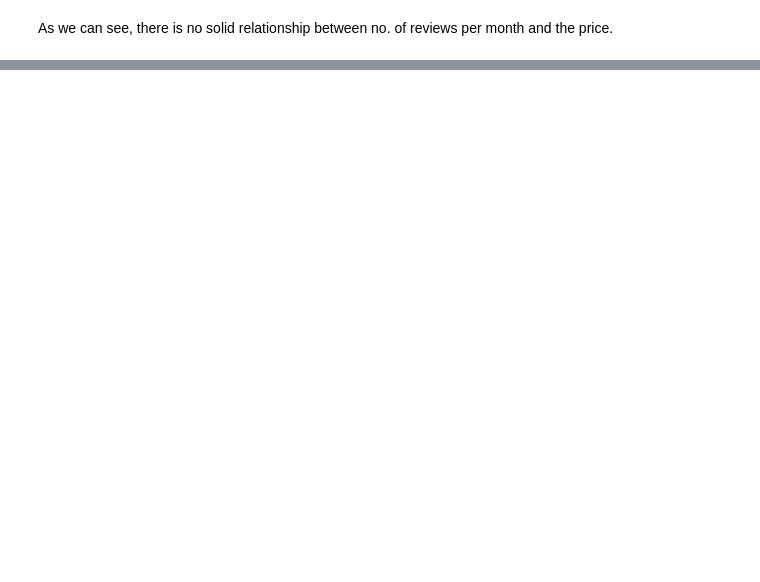
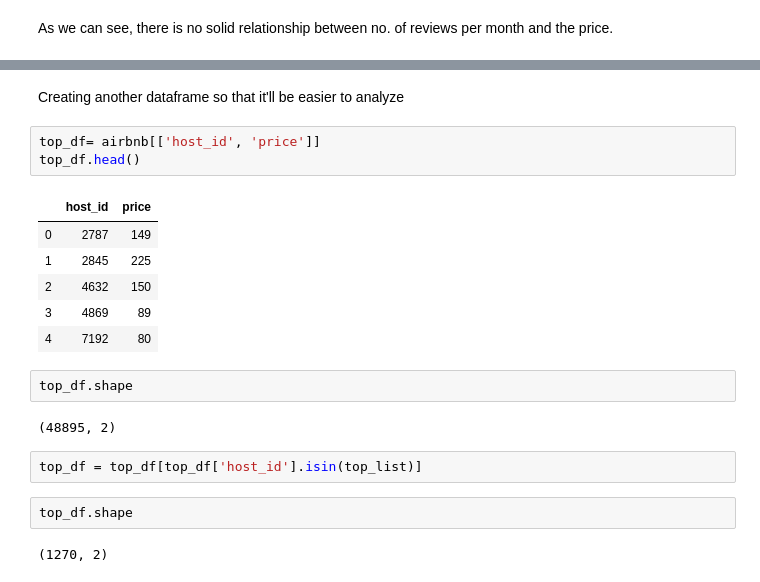
Before and after one commit to somya22/NY-Airbnb-Analysis, a Jupyter notebook: NYAirbnb.ipynb, the cells around one changed output, grey strips where cells are left out. Cells and saved outputs as stored; diff of their text form; blank space fills up the shorter version.

```diff
--- a/NYAirbnb.ipynb
+++ b/NYAirbnb.ipynb
@@ -244,0 +261,22 @@ As we can see, there is no solid relationship between no. of reviews per month a
+# %% [markdown]
+Creating another dataframe so that it'll be easier to analyze
+# %%
+top_df= airbnb[['host_id', 'price']]
+top_df.head()
+# %% [output]
+|  | host_id | price |
+| 0 | 2787 | 149 |
+| 1 | 2845 | 225 |
+| 2 | 4632 | 150 |
+| 3 | 4869 | 89 |
+| 4 | 7192 | 80 |
+# %%
+top_df.shape
+# %% [output]
+(48895, 2)
+# %%
+top_df = top_df[top_df['host_id'].isin(top_list)]
+# %%
+top_df.shape
+# %% [output]
+(1270, 2)
```
Also changed, not shown: parts of 11 cells of this notebook.
